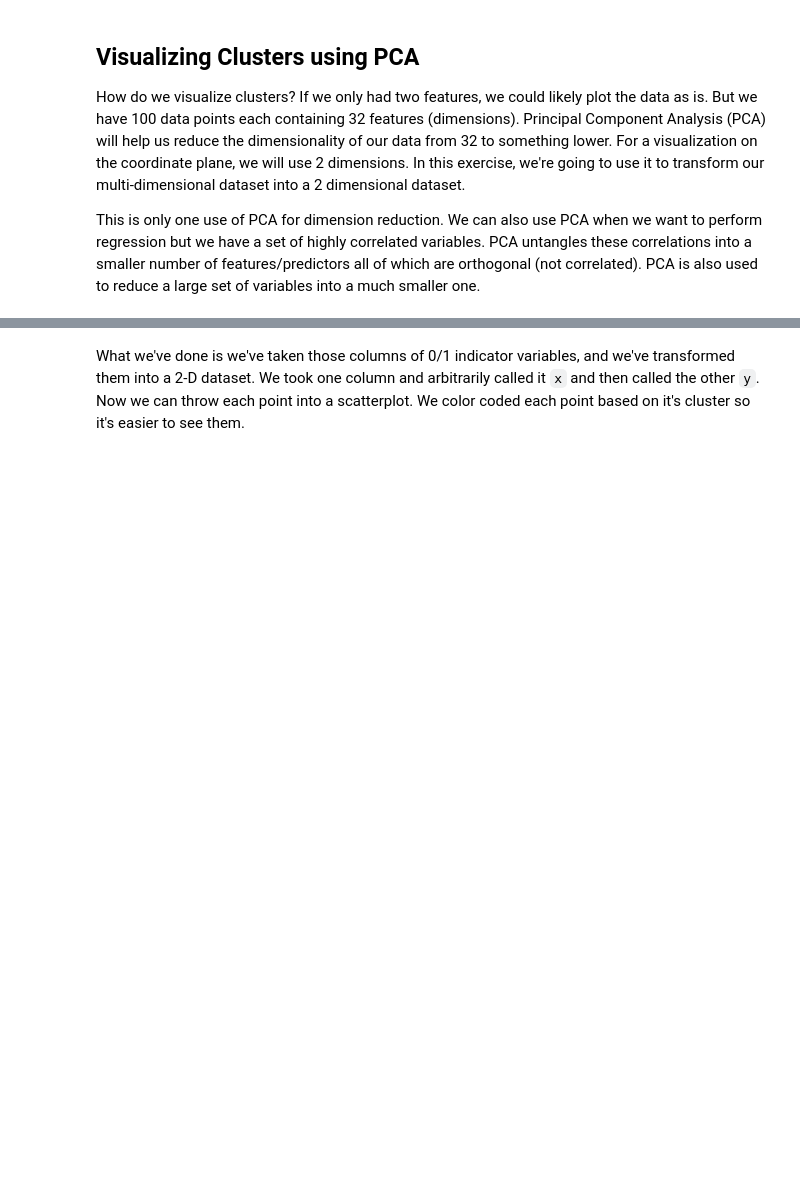
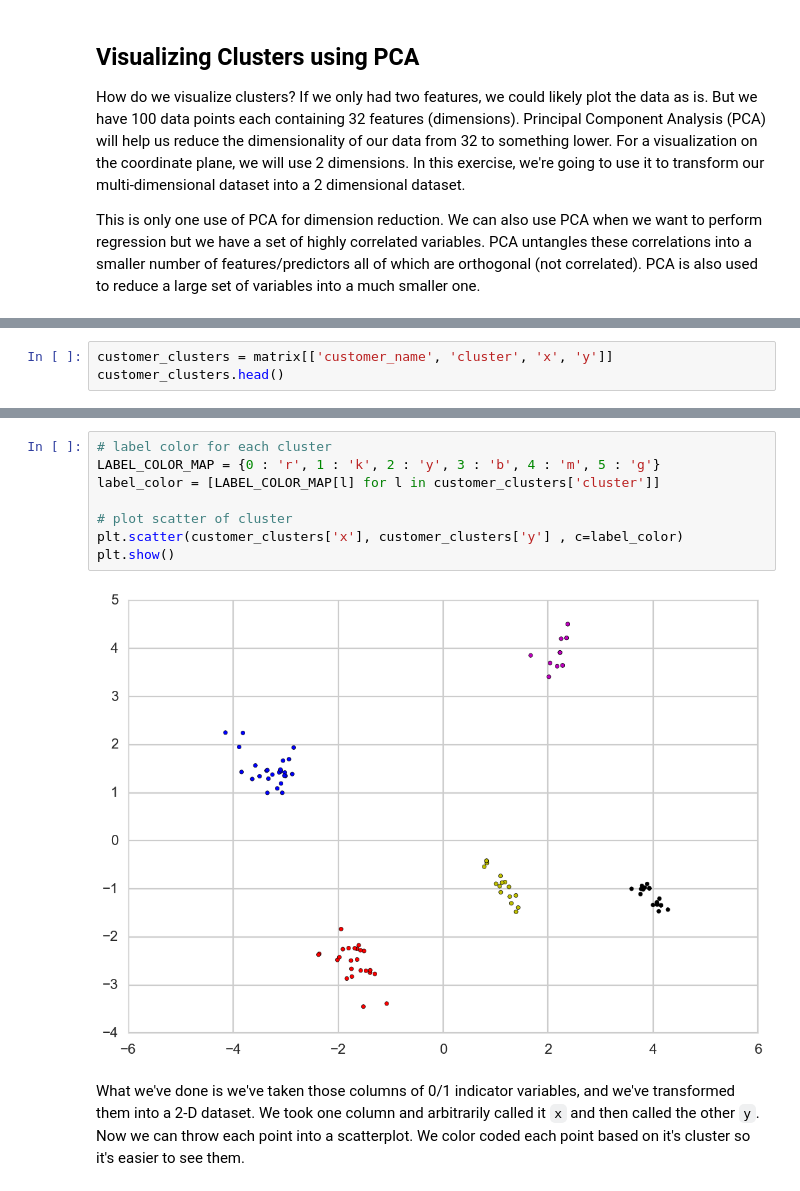
Before and after one commit to TancyKao/SP_miniProjs, a Jupyter notebook: Mini_Project_Clustering_Result.ipynb, the cells around one changed output, grey strips where cells are left out. Cells and saved outputs as stored; diff of their text form; blank space fills up the shorter version.

```diff
--- a/Mini_Project_Clustering_Result.ipynb
+++ b/Mini_Project_Clustering_Result.ipynb
@@ -186,0 +327,3 @@ plt.show()
+# %%
+customer_clusters = matrix[['customer_name', 'cluster', 'x', 'y']]
+customer_clusters.head()
@@ -187,2 +337,12 @@ plt.show()
+# %%
+# label color for each cluster
+LABEL_COLOR_MAP = {0 : 'r', 1 : 'k', 2 : 'y', 3 : 'b', 4 : 'm', 5 : 'g'}
+label_color = [LABEL_COLOR_MAP[l] for l in customer_clusters['cluster']]
+
+# plot scatter of cluster
+plt.scatter(customer_clusters['x'], customer_clusters['y'] , c=label_color)
+plt.show()
+# %% [output]
+[figure, added]
 # %% [markdown]
 What we've done is we've taken those columns of 0/1 indicator variables, and we've transformed them into a 2-D dataset. We took one column and arbitrarily called it `x` and then called the other `y`. Now we can throw each point into a scatterplot. We color coded each point based on it's cluster so it's easier to see them.
```
Also changed, not shown: parts of 25 cells of this notebook.
